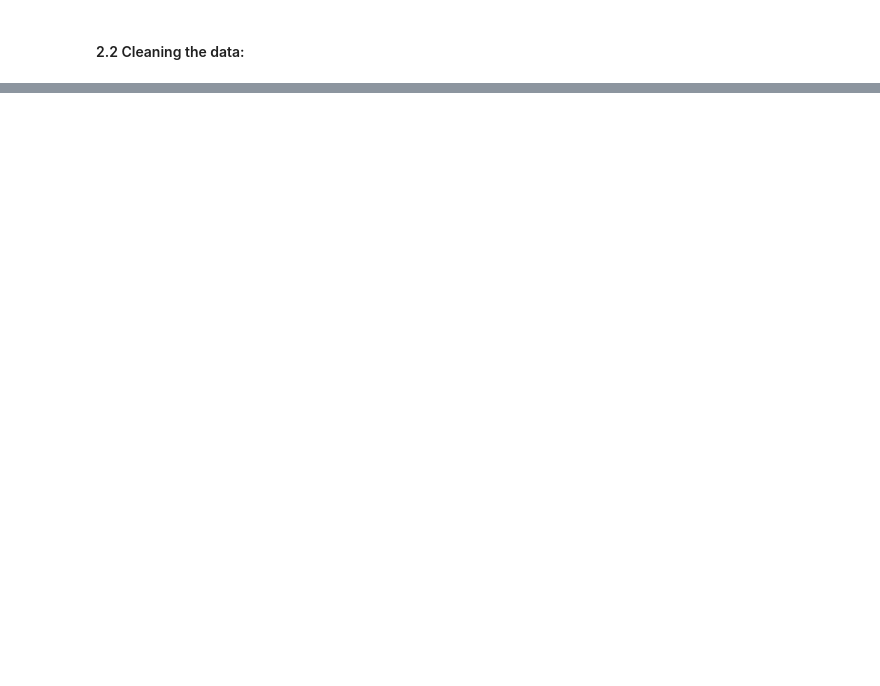
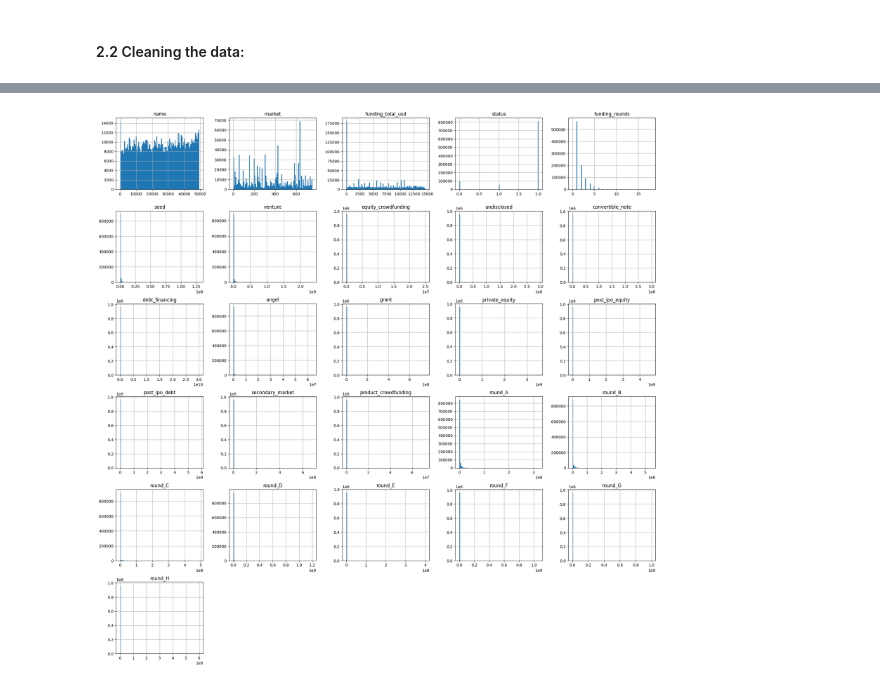
Before and after one commit to lgndluke/ML_Lab_Project, a Jupyter notebook: Lab_Project/ML_Lab_Project.ipynb, the cells around one changed output, grey strips where cells are left out. Cells and saved outputs as stored; diff of their text form; code cells hidden in the pictures; blank space fills up the shorter version.

Commit message:
ML_Lab_Project.ipynb: Implemented a first approach/version of Data Pre-Processing section.

```diff
--- a/Lab_Project/ML_Lab_Project.ipynb
+++ b/Lab_Project/ML_Lab_Project.ipynb
@@ -53,2 +77,9 @@ We decided to use this dataset for reason xyz.
 # %% [markdown]
 #### 2.2 Cleaning the data:
+# %%
+# =======================================================================================================
+# Dropping unnecessary columns:
+# =======================================================================================================
+
+df.drop(['permalink', 'homepage_url', 'country_code', 'state_code', 'region', 'city', 'founded_at', 'founded_month', 'founded_quarter', 'founded_year', 'first_funding_at', 'last_funding_at'], axis=1, inplace=True)
+df.head()
@@ -54,0 +139,13 @@ We decided to use this dataset for reason xyz.
+# %%
+# =======================================================================================================
+# Ordinal Encode columns of type 'object':
+# =======================================================================================================
+
+encoder = OrdinalEncoder()
+
+columns_to_encode = df.select_dtypes(include=['object']).columns
+for column in columns_to_encode:
+    feature = pd.DataFrame(df[column])
+    df[column] = encoder.fit_transform(feature)
+
+df.head()
@@ -54,0 +159,14 @@ We decided to use this dataset for reason xyz.
+# %%
+# =======================================================================================================
+# Cleaning null values:
+# =======================================================================================================
+
+print('Before cleaning:')
+print(np.isnan(df).sum())
+print()
+
+df = df.fillna(0)
+
+print('After cleaning:')
+print(np.isnan(df).sum())
+print()
@@ -54,0 +249,9 @@ We decided to use this dataset for reason xyz.
+# %%
+# =======================================================================================================
+# Plotting Histograms to visualize the data distribution:
+# =======================================================================================================
+
+ax = df.hist(figsize=(25,25), bins=100)
+plt.show()
+# %% [output]
+[figure, added]
```
Also changed, not shown: parts of 17 cells of this notebook.
